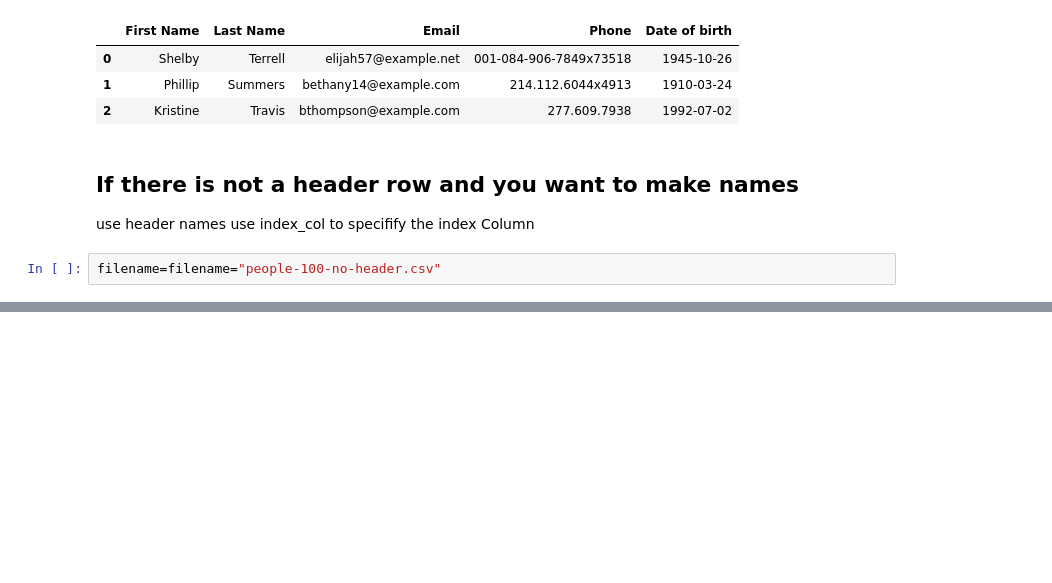
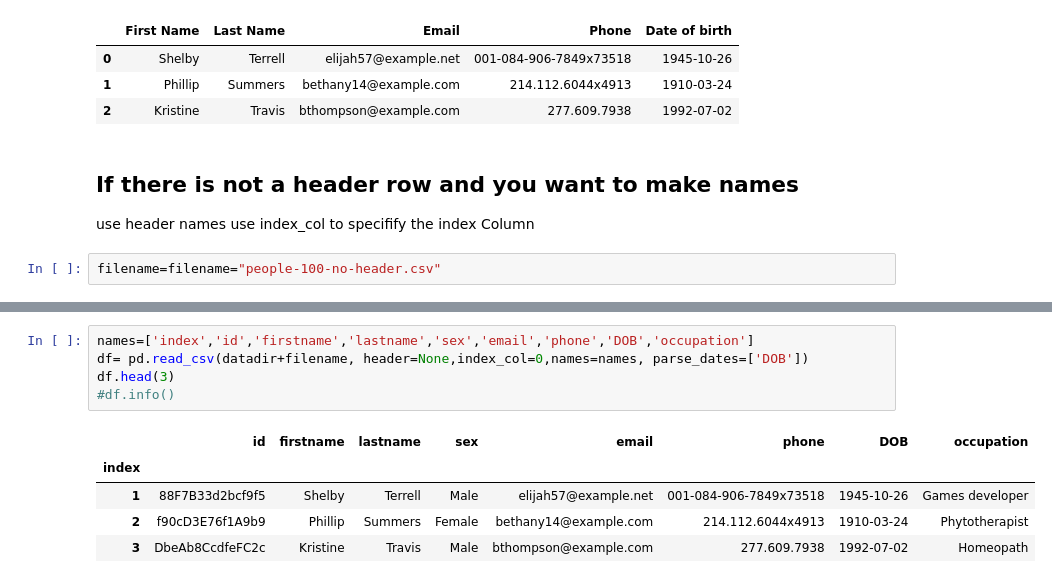
Before and after one commit to LDonn32/PDFA, a Jupyter notebook: My-Work/topic03/Pandas01 reading-CSV files.ipynb, the cells around one changed output, grey strips where cells are left out. Drawn from its saved outputs; the diff is of its cells as text; blank space fills up the shorter version.

```diff
--- a/My-Work/topic03/Pandas01 reading-CSV files.ipynb
+++ b/My-Work/topic03/Pandas01 reading-CSV files.ipynb
@@ -130,0 +143,11 @@ FileNotFoundError: [Errno 2] No such file or directory: '../data/people-100-no-h
+# %%
+names=['index','id','firstname','lastname','sex','email','phone','DOB','occupation']
+df= pd.read_csv(datadir+filename, header=None,index_col=0,names=names, parse_dates=['DOB'])
+df.head(3)
+#df.info()
+# %% [output]
+|  | id | firstname | lastname | sex | email | phone | DOB | occupation |
+| index |  |  |  |  |  |  |  |  |
+| 1 | 88F7B33d2bcf9f5 | Shelby | Terrell | Male | elijah57@example.net | 001-084-906-7849x73518 | 1945-10-26 | Games developer |
+| 2 | f90cD3E76f1A9b9 | Phillip | Summers | Female | bethany14@example.com | 214.112.6044x4913 | 1910-03-24 | Phytotherapist |
+| 3 | DbeAb8CcdfeFC2c | Kristine | Travis | Male | bthompson@example.com | 277.609.7938 | 1992-07-02 | Homeopath |
```
Also changed, not shown: parts of 12 cells of this notebook, 1 other file.
